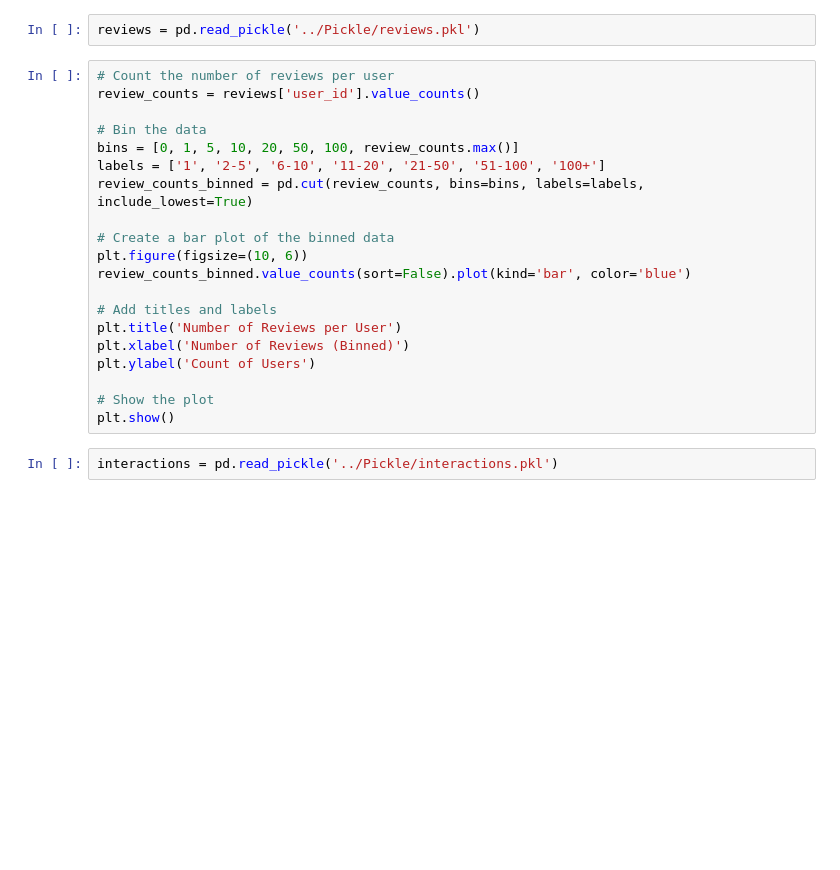
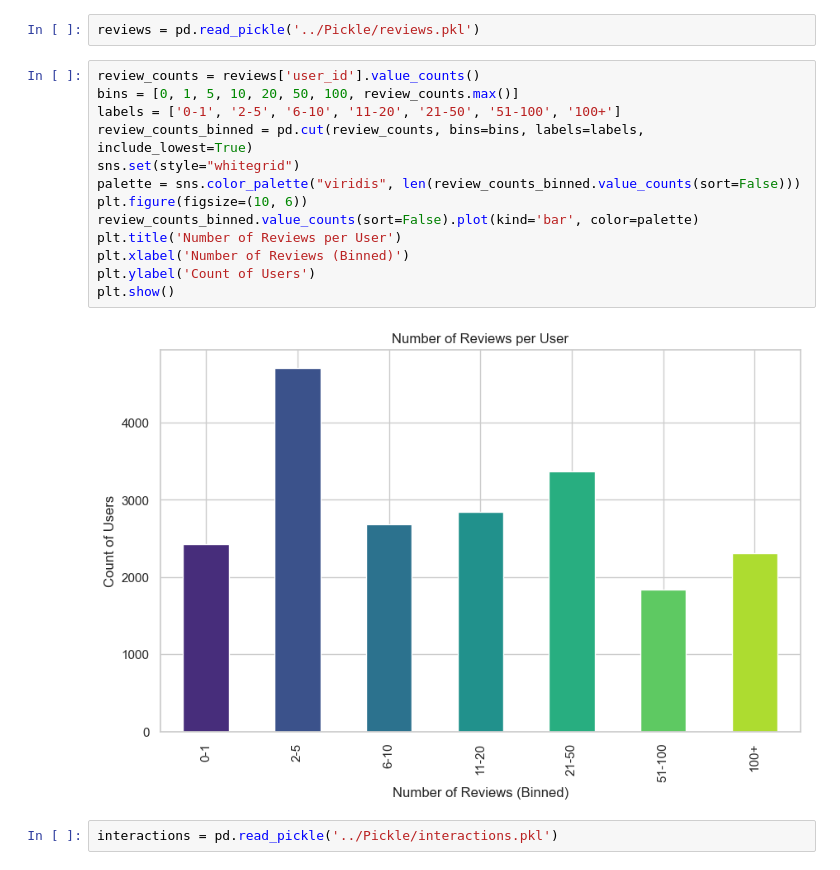
Before and after one commit to mud66/Recommender-System-GoodReads, a Jupyter notebook: Process/EDA.ipynb, the cells around one changed output. Saved outputs shown, nothing was run; the diff lists cells and outputs as text; blank space fills up the shorter version.

```diff
--- a/Process/EDA.ipynb
+++ b/Process/EDA.ipynb
@@ -62,25 +69,20 @@ plt.show()
 # %%
 reviews = pd.read_pickle('../Pickle/reviews.pkl')
 # %%
-# Count the number of reviews per user
 review_counts = reviews['user_id'].value_counts()
-
-# Bin the data
 bins = [0, 1, 5, 10, 20, 50, 100, review_counts.max()]
-labels = ['1', '2-5', '6-10', '11-20', '21-50', '51-100', '100+']
+labels = ['0-1', '2-5', '6-10', '11-20', '21-50', '51-100', '100+']
 review_counts_binned = pd.cut(review_counts, bins=bins, labels=labels, include_lowest=True)
-
-# Create a bar plot of the binned data
+sns.set(style="whitegrid")
+palette = sns.color_palette("viridis", len(review_counts_binned.value_counts(sort=False)))
 plt.figure(figsize=(10, 6))
-review_counts_binned.value_counts(sort=False).plot(kind='bar', color='blue')
-
-# Add titles and labels
+review_counts_binned.value_counts(sort=False).plot(kind='bar', color=palette)
 plt.title('Number of Reviews per User')
 plt.xlabel('Number of Reviews (Binned)')
 plt.ylabel('Count of Users')
-
-# Show the plot
 plt.show()
+# %% [output]
+[figure, added]
 # %%
 interactions = pd.read_pickle('../Pickle/interactions.pkl')
 # %%
```
Also changed, not shown: parts of 11 cells of this notebook, 3 other files.
